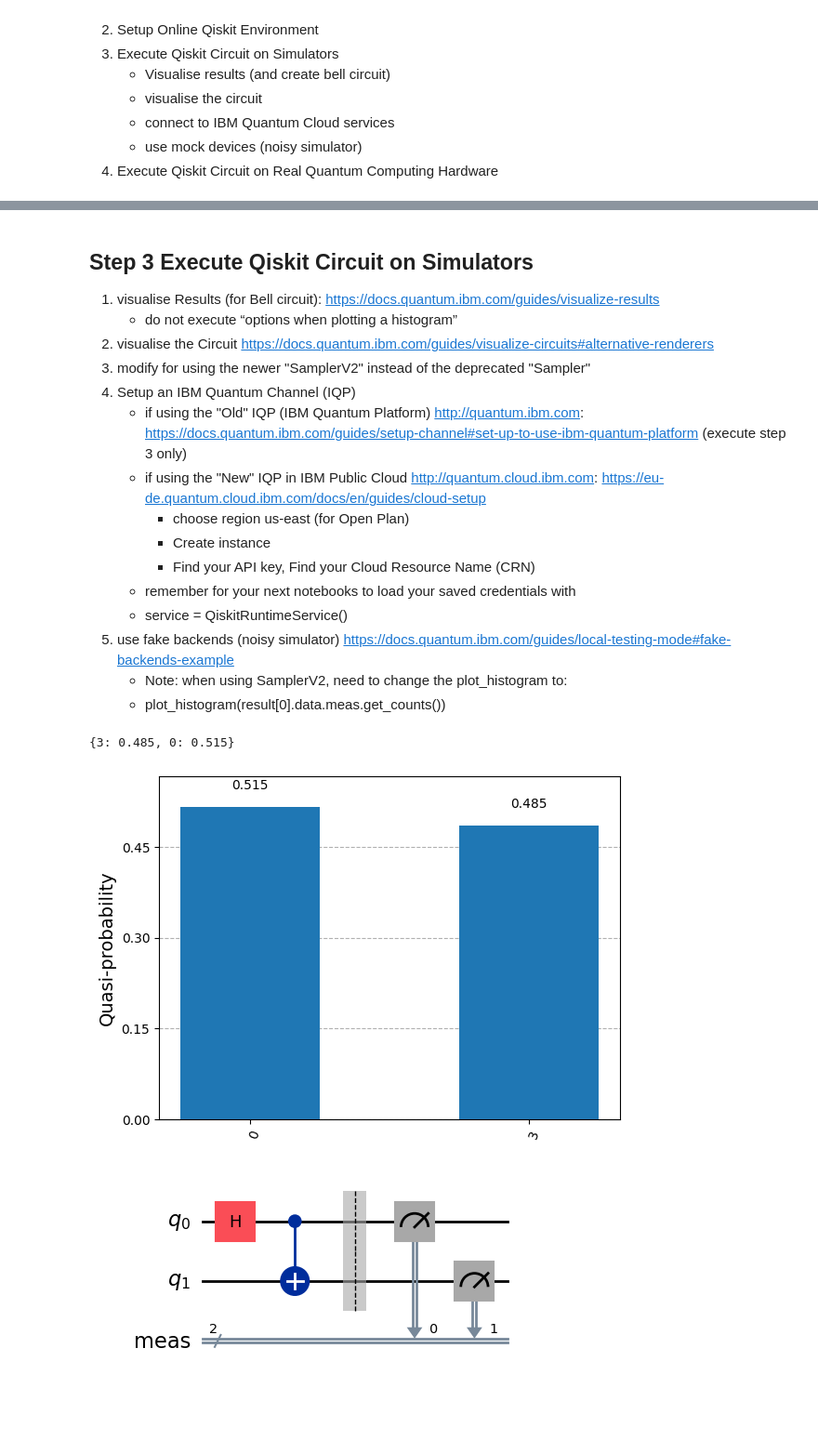
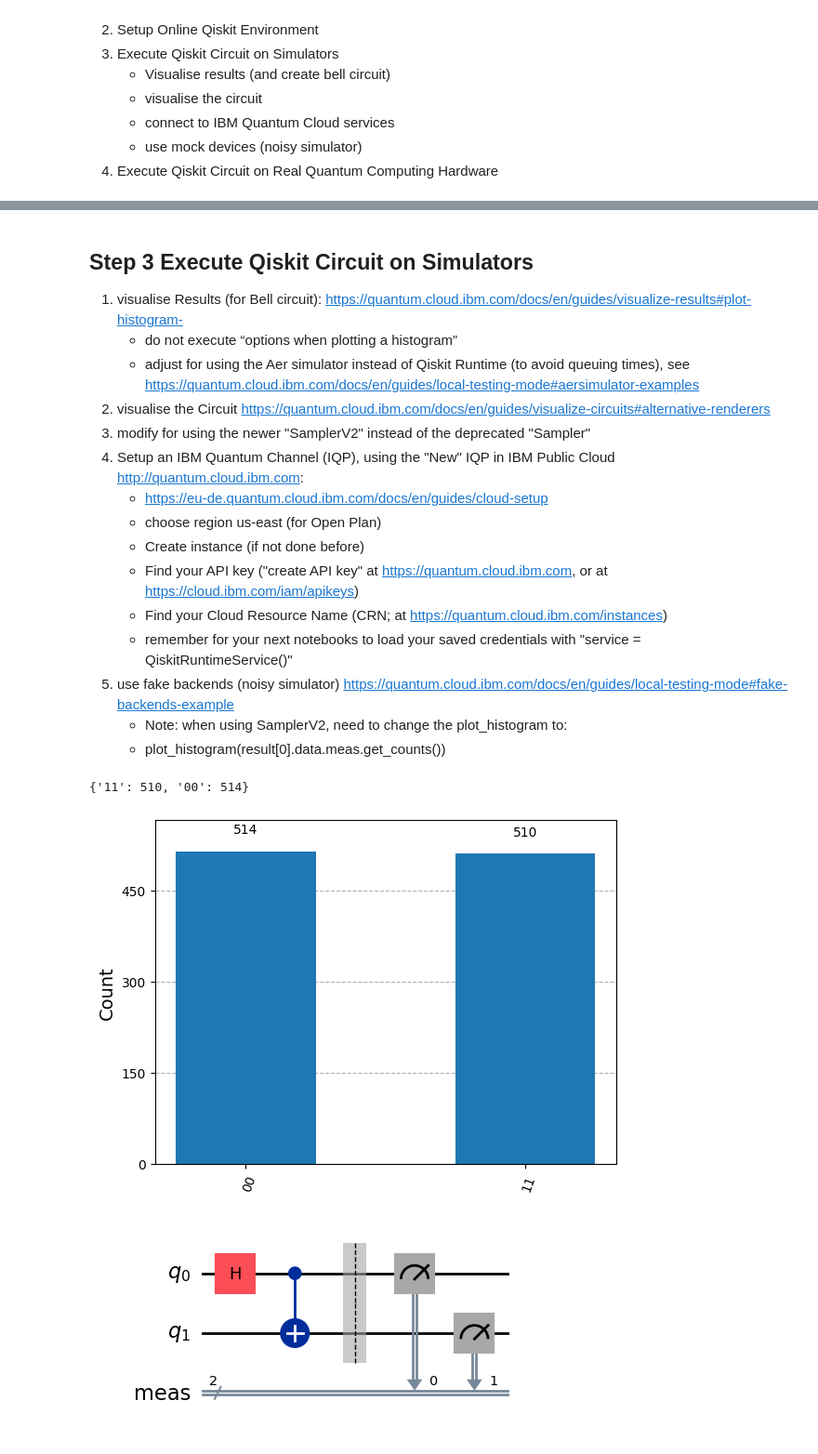
Before and after one commit to JanLahmann/IBM-Quantum-Tutorials, a Jupyter notebook: Hello-world.ipynb, the cells around one changed output, grey strips where cells are left out. Shown at 93% size. Saved outputs shown, nothing was run; the diff lists cells and outputs as text; code cells hidden in the pictures; blank space fills up the shorter version.

Commit message:
update for new IQP in IBM Public Cloud

```diff
--- a/Hello-world.ipynb
+++ b/Hello-world.ipynb
@@ -46,30 +49,30 @@ https://docs.quantum.ibm.com/guides/online-lab-environments#online-lab-environme
 # %% [markdown]
 ## Step 3 Execute Qiskit Circuit on Simulators
 
-1. visualise Results (for Bell circuit): https://docs.quantum.ibm.com/guides/visualize-results
+1. visualise Results (for Bell circuit): https://quantum.cloud.ibm.com/docs/en/guides/visualize-results#plot-histogram-
     * do not execute “options when plotting a histogram”
-1. visualise the Circuit https://docs.quantum.ibm.com/guides/visualize-circuits#alternative-renderers
+    * adjust for using the Aer simulator instead of Qiskit Runtime (to avoid queuing times), see https://quantum.cloud.ibm.com/docs/en/guides/local-testing-mode#aersimulator-examples
+1. visualise the Circuit https://quantum.cloud.ibm.com/docs/en/guides/visualize-circuits#alternative-renderers
 1. modify for using the newer "SamplerV2" instead of the deprecated "Sampler"
-1. Setup an IBM Quantum Channel (IQP)
-    * if using the "Old" IQP (IBM Quantum Platform) http://quantum.ibm.com: https://docs.quantum.ibm.com/guides/setup-channel#set-up-to-use-ibm-quantum-platform (execute step 3 only)
-    * if using the "New" IQP in IBM Public Cloud http://quantum.cloud.ibm.com: https://eu-de.quantum.cloud.ibm.com/docs/en/guides/cloud-setup
-      * choose region us-east (for Open Plan)
-      * Create instance
-      * Find your API key, Find your Cloud Resource Name (CRN)
-    * remember for your next notebooks to load your saved credentials with
-    * service = QiskitRuntimeService()
-1. use fake backends (noisy simulator) https://docs.quantum.ibm.com/guides/local-testing-mode#fake-backends-example
+1. Setup an IBM Quantum Channel (IQP), using the "New" IQP in IBM Public Cloud http://quantum.cloud.ibm.com:
+    * https://eu-de.quantum.cloud.ibm.com/docs/en/guides/cloud-setup
+    * choose region us-east (for Open Plan)
+    * Create instance (if not done before)
+    * Find your API key ("create API key" at https://quantum.cloud.ibm.com, or at https://cloud.ibm.com/iam/apikeys)
+    * Find your Cloud Resource Name (CRN; at https://quantum.cloud.ibm.com/instances)
+    * remember for your next notebooks to load your saved credentials with "service = QiskitRuntimeService()"
+1. use fake backends (noisy simulator) https://quantum.cloud.ibm.com/docs/en/guides/local-testing-mode#fake-backends-example
     * Note: when using SamplerV2, need to change the plot_histogram to:
     * plot_histogram(result[0].data.meas.get_counts())
 # %%
 # visualise Results (for Bell circuit)
 
-from qiskit_aer.primitives import Sampler
+from qiskit_aer.primitives import SamplerV2 as Sampler
 
 from qiskit import QuantumCircuit
 from qiskit.visualization import plot_histogram
 
-sampler = Sampler(backend_options={"seed_simulator": 1234})
+sampler = Sampler()
 # %%
 # quantum circuit to make a Bell state
 bell = QuantumCircuit(2)
@@ -78,14 +81,14 @@ bell.cx(0, 1)
 bell.measure_all()
 
 # execute the quantum circuit
-quasi_dists = sampler.run(bell, shots=1000).result().quasi_dists[0]
-print(quasi_dists)
+counts = sampler.run([bell]).result()[0].data.meas.get_counts()
+print(counts)
 # %% [output]
-{3: 0.485, 0: 0.515}
+{'11': 510, '00': 514}
 # %%
-plot_histogram(quasi_dists)
+plot_histogram(counts)
 # %% [output]
-[figure, old version]
+[figure, new version]
 # %%
 # visualise the circuit
 
```
Also changed, not shown: parts of 12 cells of this notebook, 1 other file.
